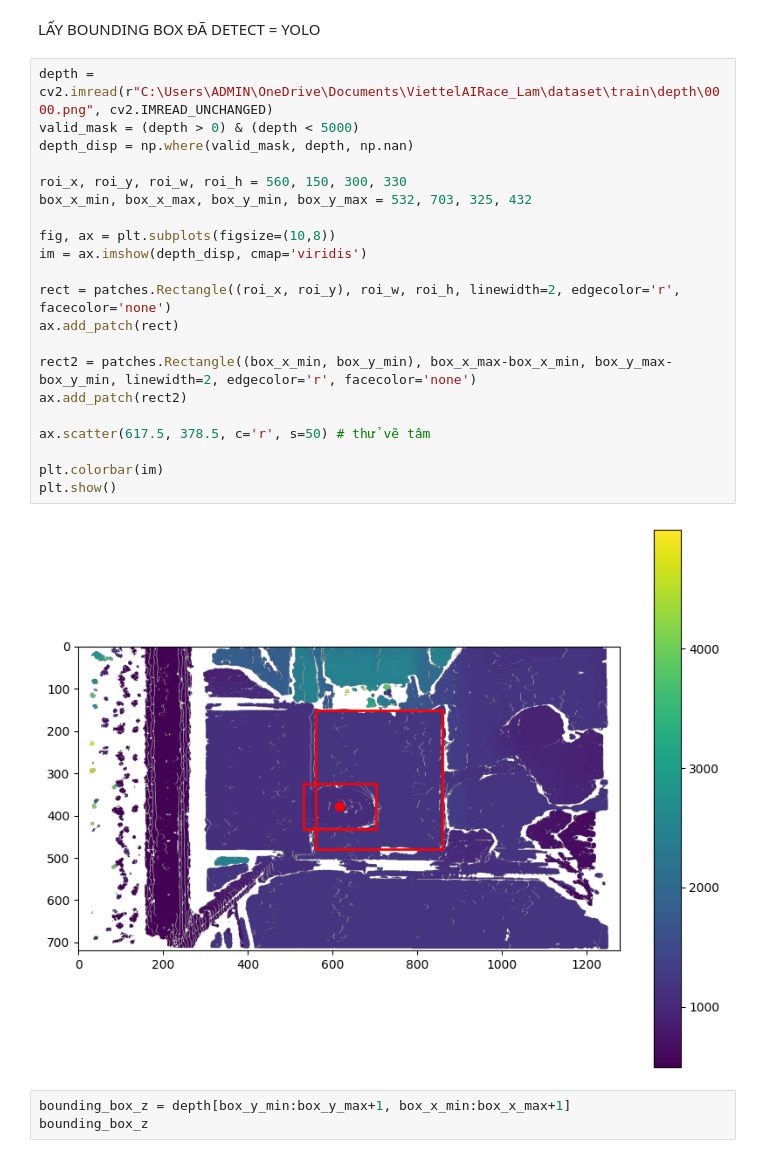
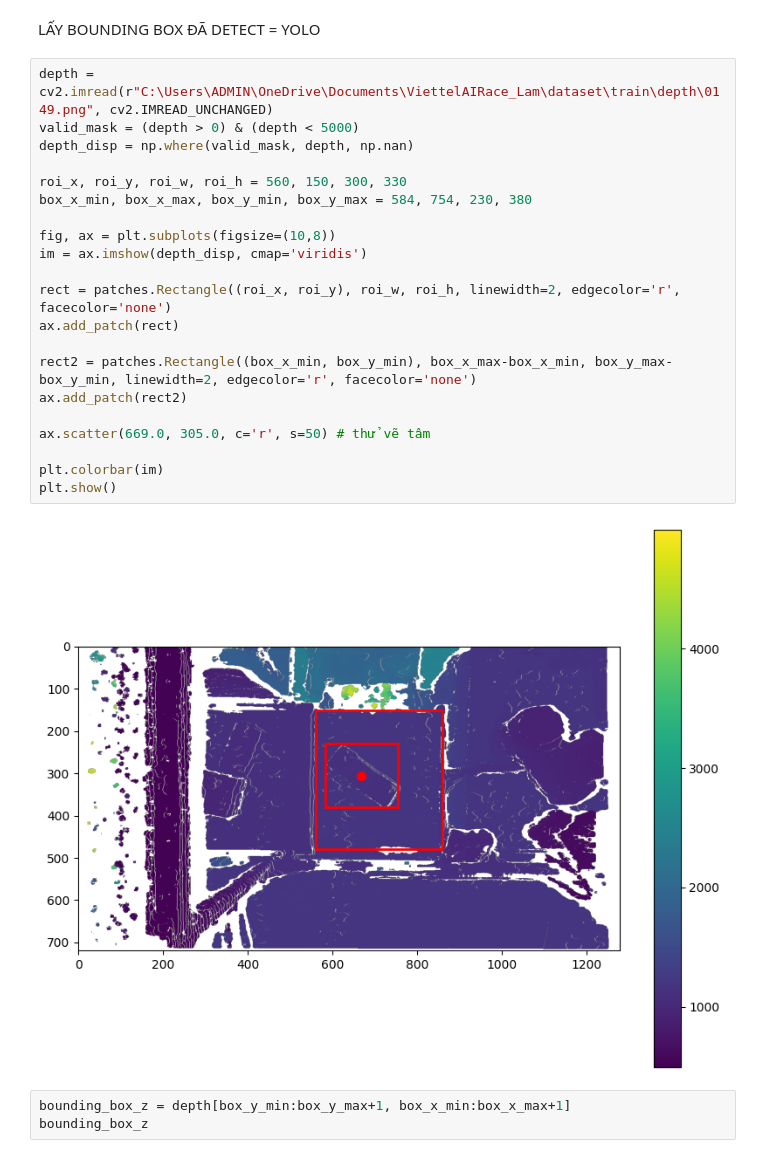
Before and after one commit to lampt224321/IDENTIFY-THE-PARCEL-AT-THE-TOP-OF-THE-CONVEYOR-BELT, a Jupyter notebook: source_lam/combined.ipynb, the cells around one changed output. Saved outputs shown, nothing was run; the diff lists cells and outputs as text.

```diff
--- a/source_lam/combined.ipynb
+++ b/source_lam/combined.ipynb
@@ -11,28 +11,28 @@ Jupyter environment detected. Enabling Open3D WebVisualizer.
 # %% [markdown]
 LẤY BOUNDING BOX ĐÃ DETECT = YOLO
 # %%
-depth = cv2.imread(r"C:\Users\ADMIN\OneDrive\Documents\ViettelAIRace_Lam\dataset\train\depth\0000.png", cv2.IMREAD_UNCHANGED)
+depth = cv2.imread(r"C:\Users\ADMIN\OneDrive\Documents\ViettelAIRace_Lam\dataset\train\depth\0149.png", cv2.IMREAD_UNCHANGED)
 valid_mask = (depth > 0) & (depth < 5000)
 depth_disp = np.where(valid_mask, depth, np.nan)
 
 roi_x, roi_y, roi_w, roi_h = 560, 150, 300, 330
-box_x_min, box_x_max, box_y_min, box_y_max = 532, 703, 325, 432
+box_x_min, box_x_max, box_y_min, box_y_max = 584, 754, 230, 380
 
 fig, ax = plt.subplots(figsize=(10,8))
 im = ax.imshow(depth_disp, cmap='viridis')
 
 rect = patches.Rectangle((roi_x, roi_y), roi_w, roi_h, linewidth=2, edgecolor='r', facecolor='none')
 ax.add_patch(rect)
 
 rect2 = patches.Rectangle((box_x_min, box_y_min), box_x_max-box_x_min, box_y_max-box_y_min, linewidth=2, edgecolor='r', facecolor='none')
 ax.add_patch(rect2)
 
-ax.scatter(617.5, 378.5, c='r', s=50) # thử vẽ tâm
+ax.scatter(669.0, 305.0, c='r', s=50) # thử vẽ tâm
 
 plt.colorbar(im)
 plt.show()
 # %% [output]
-[figure, old version]
+[figure, new version]
 # %%
 bounding_box_z = depth[box_y_min:box_y_max+1, box_x_min:box_x_max+1]
 bounding_box_z
```
Also changed, not shown: parts of 2 cells of this notebook, 2 other files.
